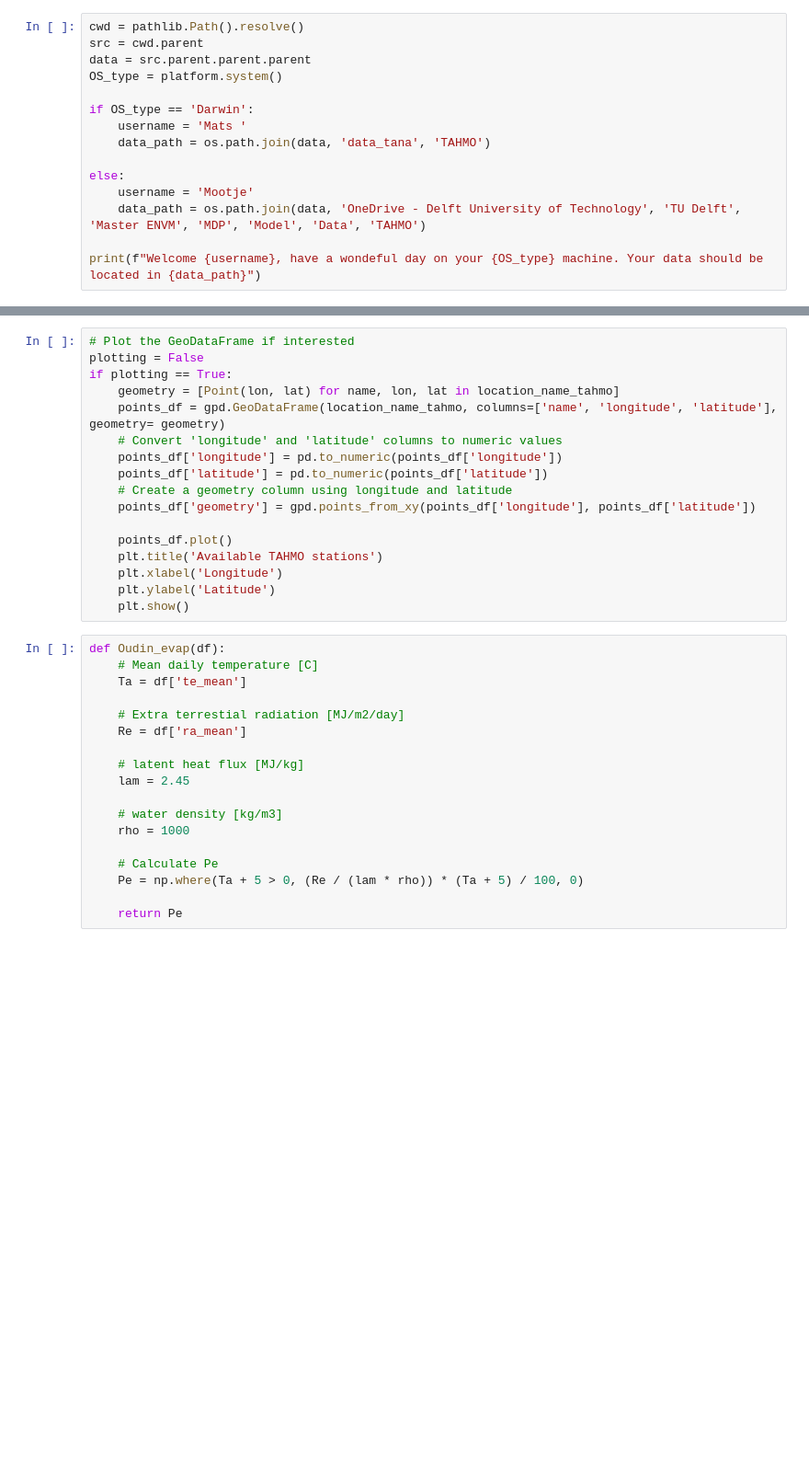
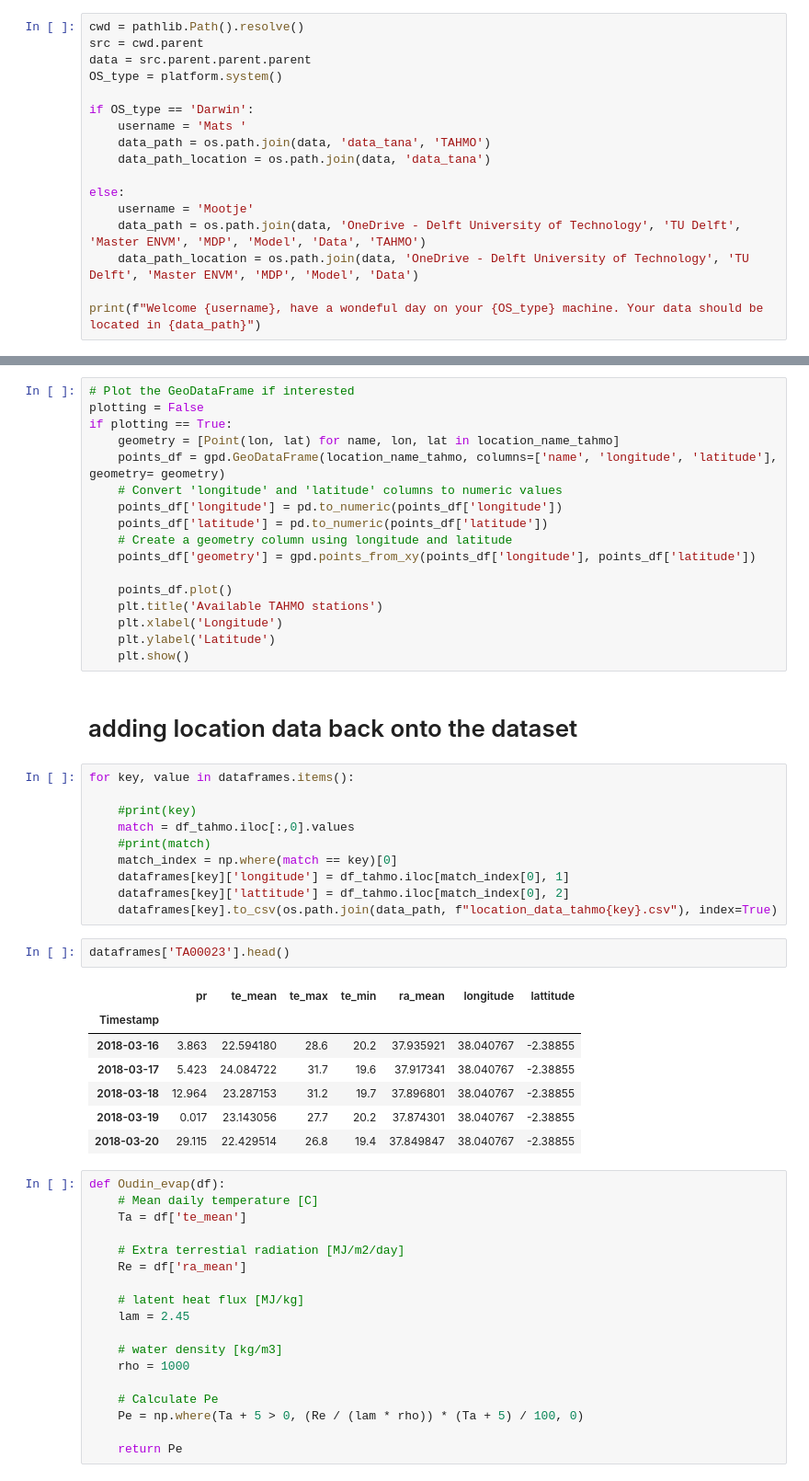
Before and after one commit to pjdebruijn2505/Git_mdp, a Jupyter notebook: data_processing/data_processing_all_TAHMO.ipynb, the cells around one changed output, grey strips where cells are left out. Shown at 92% size. Cells and saved outputs as stored; diff of their text form; blank space fills up the shorter version.

```diff
--- a/data_processing/data_processing_all_TAHMO.ipynb
+++ b/data_processing/data_processing_all_TAHMO.ipynb
@@ -18,10 +18,12 @@ OS_type = platform.system()
 if OS_type == 'Darwin':
     username = 'Mats '
     data_path = os.path.join(data, 'data_tana', 'TAHMO')
+    data_path_location = os.path.join(data, 'data_tana')
 
 else:
     username = 'Mootje'
     data_path = os.path.join(data, 'OneDrive - Delft University of Technology', 'TU Delft', 'Master ENVM', 'MDP', 'Model', 'Data', 'TAHMO')
+    data_path_location = os.path.join(data, 'OneDrive - Delft University of Technology', 'TU Delft', 'Master ENVM', 'MDP', 'Model', 'Data')
 
 print(f"Welcome {username}, have a wondeful day on your {OS_type} machine. Your data should be located in {data_path}")
 # %% [output]
@@ -229,6 +231,28 @@ if plotting == True:
     plt.xlabel('Longitude')
     plt.ylabel('Latitude')
     plt.show()
+# %% [markdown]
+# adding location data back onto the dataset
+# %%
+for key, value in dataframes.items():
+
+    #print(key)
+    match = df_tahmo.iloc[:,0].values
+    #print(match)
+    match_index = np.where(match == key)[0]
+    dataframes[key]['longitude'] = df_tahmo.iloc[match_index[0], 1]
+    dataframes[key]['lattitude'] = df_tahmo.iloc[match_index[0], 2]
+    dataframes[key].to_csv(os.path.join(data_path, f"location_data_tahmo{key}.csv"), index=True)
+# %%
+dataframes['TA00023'].head()
+# %% [output]
+|  | pr | te_mean | te_max | te_min | ra_mean | longitude | lattitude |
+| Timestamp |  |  |  |  |  |  |  |
+| 2018-03-16 | 3.863 | 22.594180 | 28.6 | 20.2 | 37.935921 | 38.040767 | -2.38855 |
+| 2018-03-17 | 5.423 | 24.084722 | 31.7 | 19.6 | 37.917341 | 38.040767 | -2.38855 |
+| 2018-03-18 | 12.964 | 23.287153 | 31.2 | 19.7 | 37.896801 | 38.040767 | -2.38855 |
+| 2018-03-19 | 0.017 | 23.143056 | 27.7 | 20.2 | 37.874301 | 38.040767 | -2.38855 |
+| 2018-03-20 | 29.115 | 22.429514 | 26.8 | 19.4 | 37.849847 | 38.040767 | -2.38855 |
 # %%
 def Oudin_evap(df):
     # Mean daily temperature [C]
```
Also changed, not shown: parts of 3 cells of this notebook.
